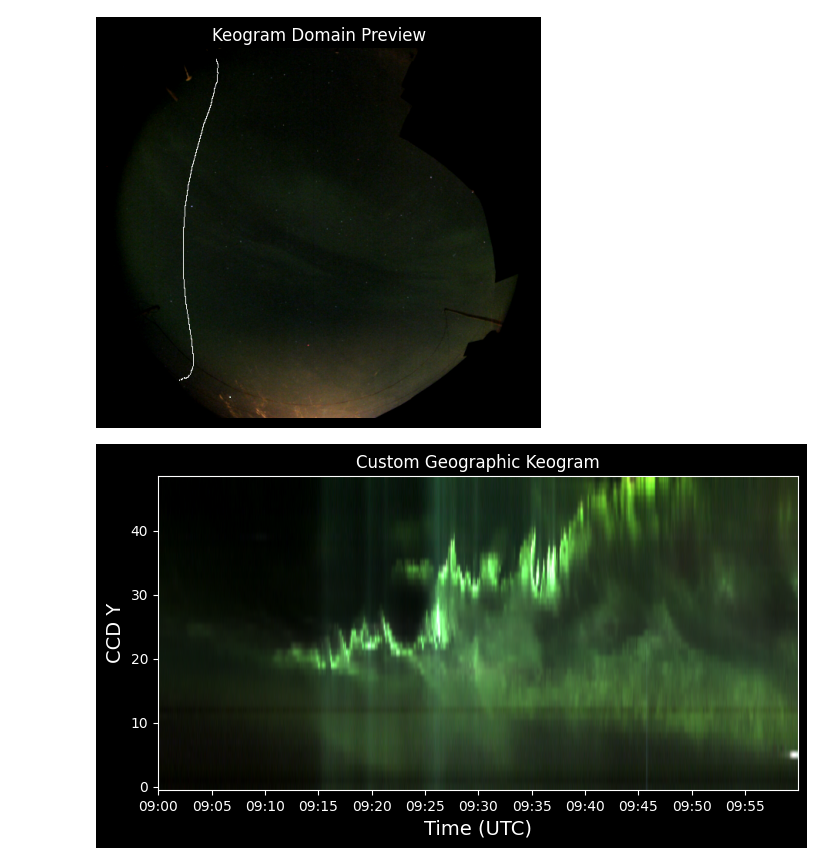
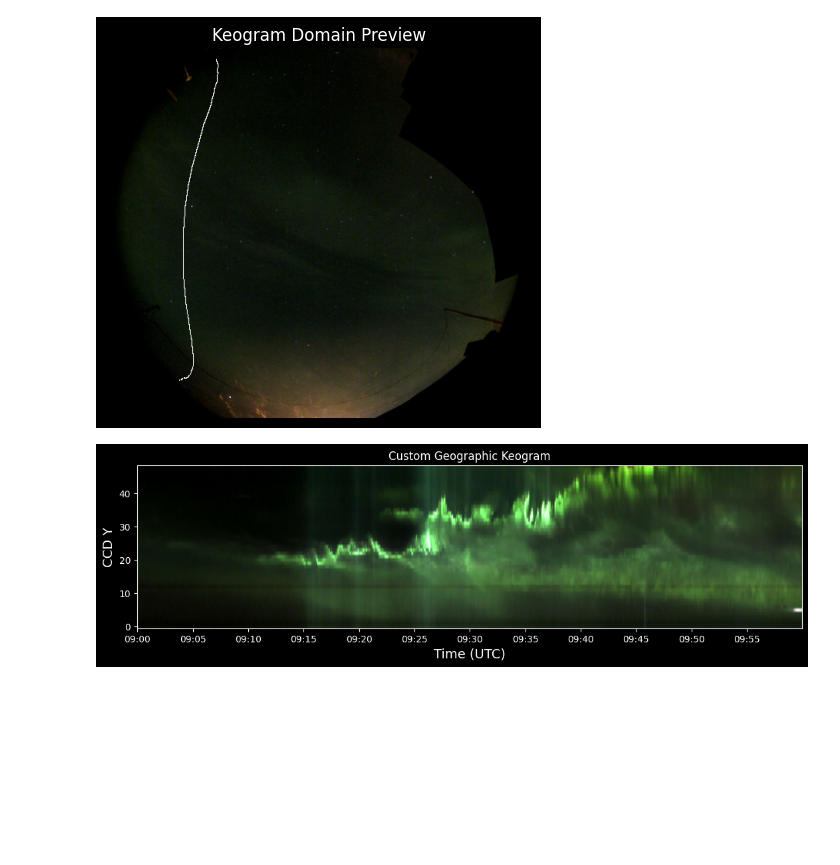
Before and after one commit to aurorax-space/pyaurorax, a Jupyter notebook: examples/notebooks/tools/custom_keogram.ipynb, the cells around one changed output. Drawn from its saved outputs; the diff is of its cells as text; code cells hidden in the pictures; blank space fills up the shorter version.

```diff
--- a/examples/notebooks/tools/custom_keogram.ipynb
+++ b/examples/notebooks/tools/custom_keogram.ipynb
@@ -62,20 +73,23 @@ rgb_skymap = skymap_data.data[0]
 # %%
+# define a curve in lat/lon space
 latitudes = np.linspace(51.0, 62.0, 50)
 longitudes = -102.0 + 5 * np.sin(np.pi * (latitudes - 51.0) / (62.0 - 51.0))
 
+# create the custom keogram
 geo_keo = at.keogram.create_custom(rgb_images,
                                    data.timestamp,
-                                   coordinate_system='geo',
+                                   coordinate_system="geo",
                                    width=2,
                                    x_locs=longitudes,
                                    y_locs=latitudes,
                                    preview=True,
                                    altitude_km=115,
-                                   skymap=rgb_skymap,
+                                   skymap=skymap_data.data[0],
                                    metric="median")
 # %% [output]
 [figure]
 # %%
-geo_keo.plot(title="Custom Geographic Keogram", aspect=12, cmap="gray")
+# plot the keogram
+geo_keo.plot(title="Custom Geographic Keogram", figsize=(10, 7), aspect=6)
 # %% [output]
-[figure, old version]
+[figure, new version]
```
Also changed, not shown: parts of 12 cells of this notebook, 3 other files.
